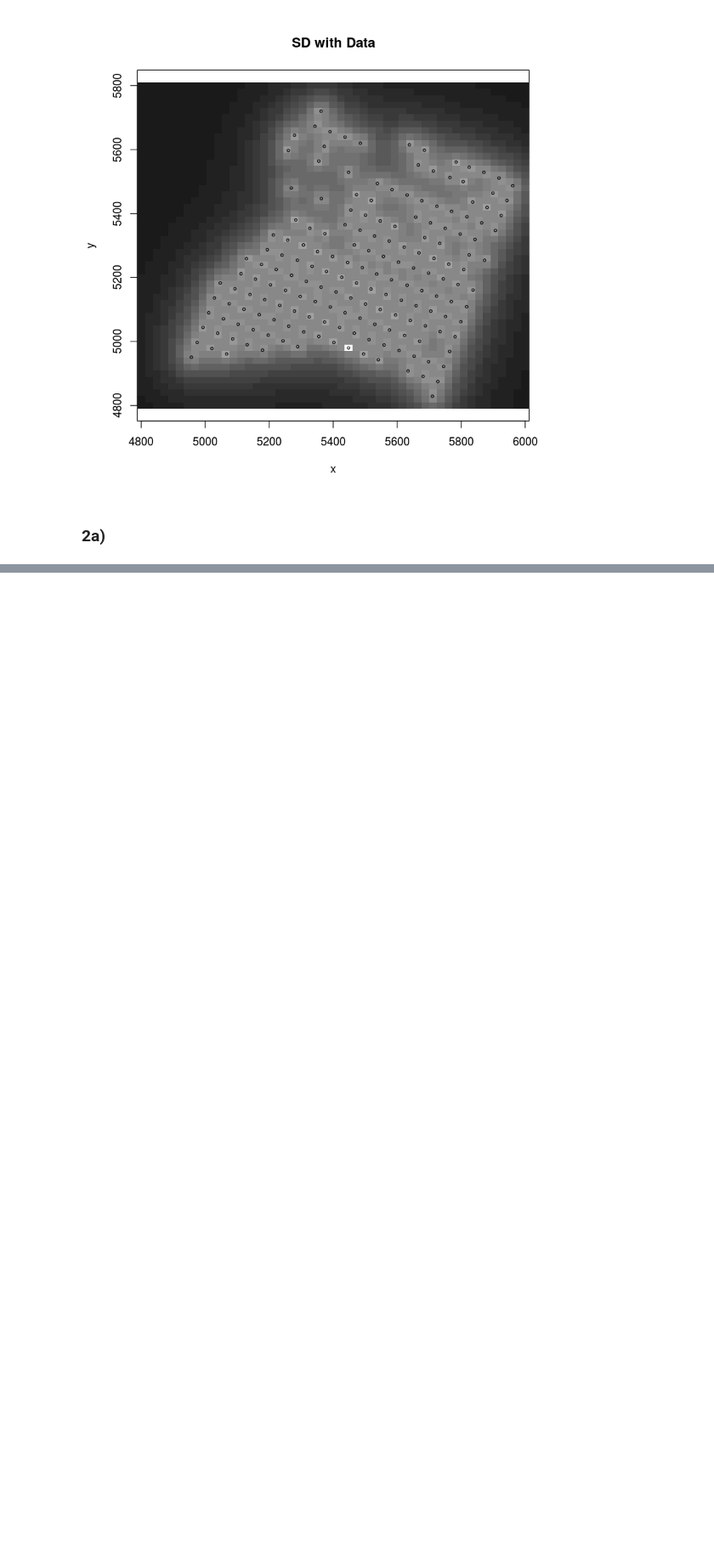
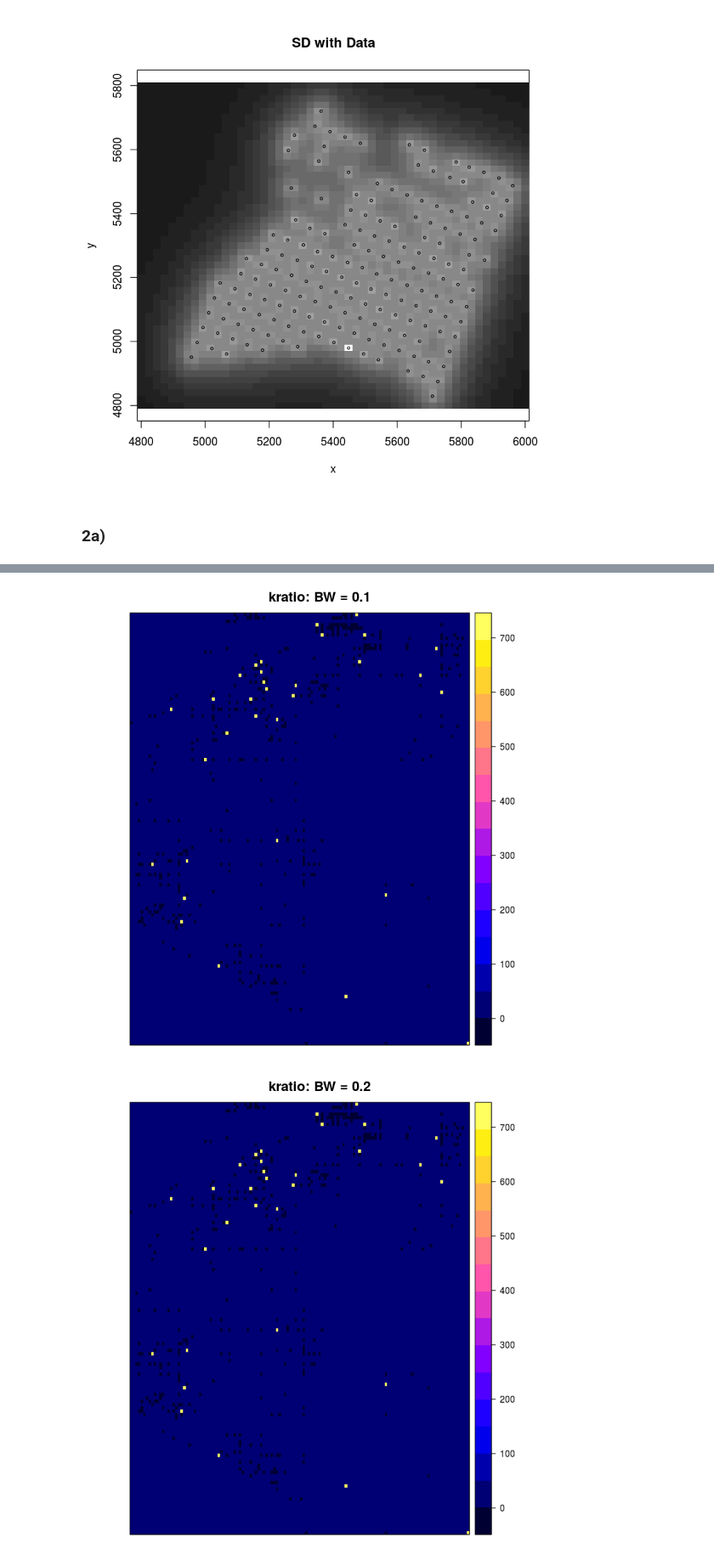
Before and after one commit to nmmarquez/spatial_epi, a Jupyter notebook: homework/hw4/hw4.ipynb, the cells around one changed output, grey strips where cells are left out. Shown: that part at 85% size. Drawn from its saved outputs; the diff is of its cells as text; code cells hidden in the pictures; blank space fills up the shorter version.

```diff
--- a/homework/hw4/hw4.ipynb
+++ b/homework/hw4/hw4.ipynb
@@ -192,0 +180,27 @@ head(alaska)
+# %%
+test_bandwith <- function(bwasthma, p = pointdf){
+    pppasthma <- as(pointdf, "ppp")
+    cases <- unmark(subset(pppasthma, marks(pppasthma)$ASTHMA == 1))
+    ncases <- npoints(cases)
+    controls <- unmark(subset(pppasthma, marks(pppasthma)$ASTHMA == 0))
+    ncontrols <- npoints(controls)
+    kcases <- density(cases, bwasthma)
+    kcontrols <- density(controls, bwasthma)
+    spkratio0 <- as(kcases, "SpatialGridDataFrame")
+    names(spkratio0) <- "kcases"
+    spkratio0$kcontrols <- as(kcontrols, "SpatialGridDataFrame")$v
+    spkratio <- as(spkratio0, "SpatialPixelsDataFrame")
+    spkratio$kratio <- (spkratio$kcases + .00000001)/(spkratio$kcontrols + .00000001)
+    spkratio$krationorm <- spkratio$kratio/(ncases/ncontrols)
+    spkratio$logratio <-log(spkratio$kratio)-log(ncases/ncontrols)
+    spkratio
+}
+# %%
+for (i  in (1:10 / 10)){
+    spkratio_sub <- test_bandwith(bwasthma=i, p = pointdf)
+    p_sub <- spplot(spkratio_sub, "kratio", main=paste0("kratio: BW = ", i))
+    print(p_sub)
+}
+# %% [output]
+[figure, added]
+[figure, added]
```
Also changed, not shown: parts of 22 cells of this notebook, 1 other file.
